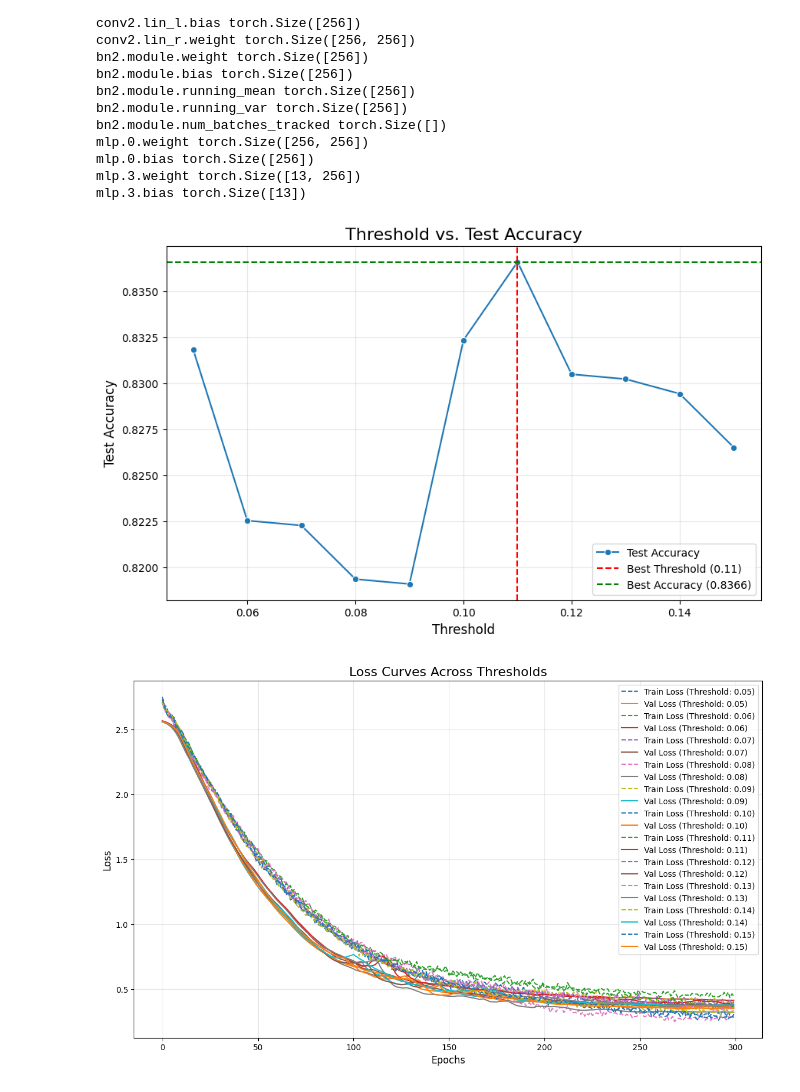
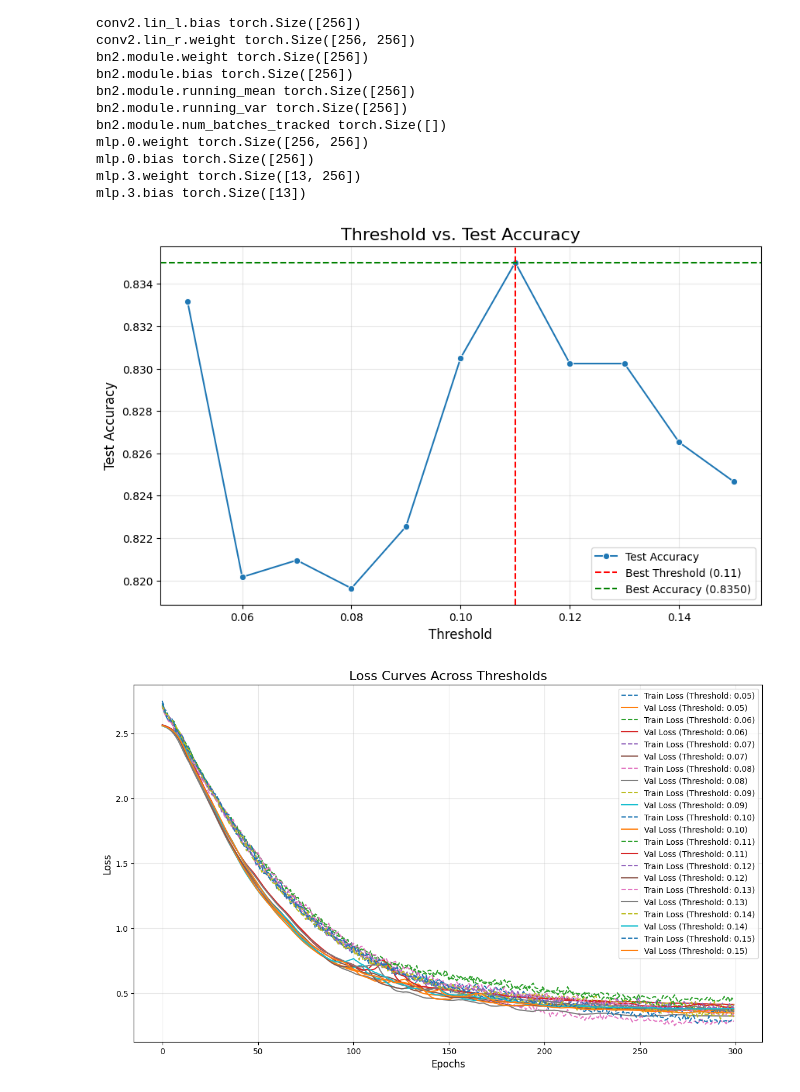
Before and after one commit to kernelism/community-classification-reddit, a Jupyter notebook: gnn/results.ipynb, the cells around one changed output. Cells and saved outputs as stored; diff of their text form; code cells hidden in the pictures.

```diff
--- a/gnn/results.ipynb
+++ b/gnn/results.ipynb
@@ -267,22 +183,17 @@ mlp.0.bias torch.Size([256])
 mlp.3.weight torch.Size([13, 256])
 mlp.3.bias torch.Size([13])
 # %%
-v2 = "/Users/arjuns/Downloads/model_results/v2/working_dir/"
+path = "./results/cv_results.json"
+with open(path, 'r') as f:
+    results = json.load(f)
 
-versions_kfold = [v2]
+best_threshold = results['best_threshold']
+all_thresholds_results = results['all_thresholds_results']
+best_test_accuracy = results['best_avg_test_accuracy']
 
-for v in versions_kfold:
-    path = v + "results/cv_results.json"
-    with open(path, 'r') as f:
-        results = json.load(f)
-
-    best_threshold = results['best_threshold']
-    all_thresholds_results = results['all_thresholds_results']
-    best_test_accuracy = results['best_avg_test_accuracy']
-
-    all_plots_kfold(best_threshold, all_thresholds_results, best_test_accuracy, v)
+all_plots_kfold(best_threshold, all_thresholds_results, best_test_accuracy)
 # %% [output]
-[figure, old version]
+[figure, new version]
 [figure]
 [figure]
 [figure]
```
Also changed, not shown: parts of 5 cells of this notebook, 1 other file.
